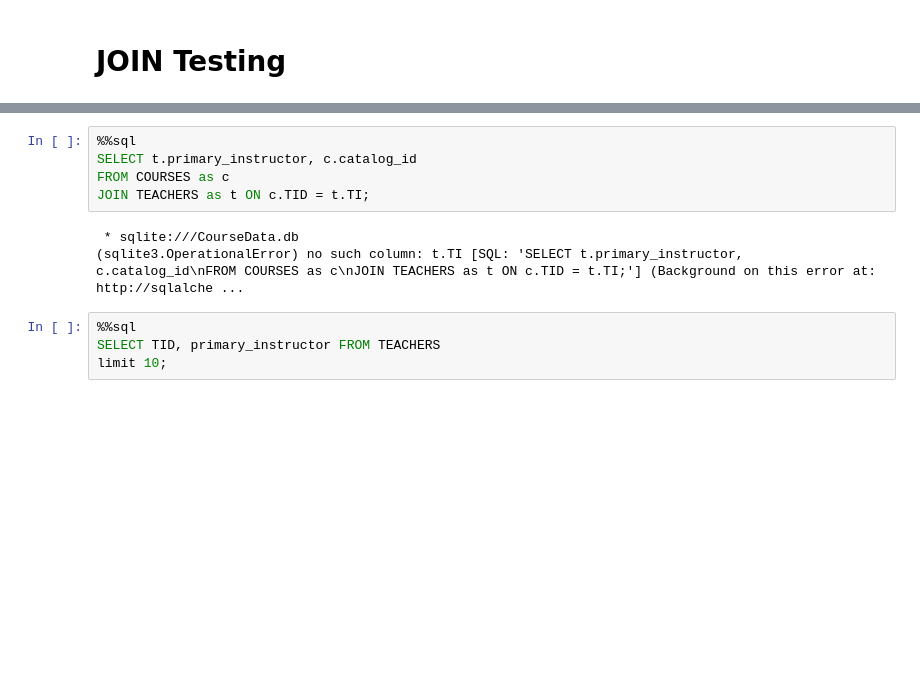
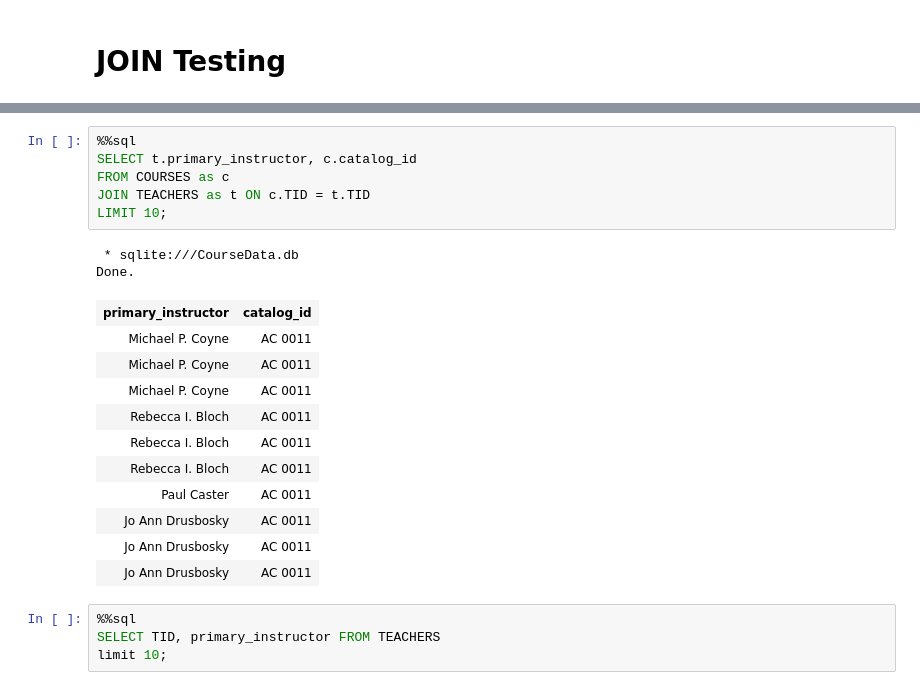
Before and after one commit to fairfield-university-ba-510-spring2019/final-project-the-wrecking-crew, a Jupyter notebook: ProjectR3-Tom-Copy1.ipynb, the cells around one changed output, grey strips where cells are left out. Cells and saved outputs as stored; diff of their text form; blank space fills up the shorter version.

```diff
--- a/ProjectR3-Tom-Copy1.ipynb
+++ b/ProjectR3-Tom-Copy1.ipynb
@@ -343,11 +367,23 @@ Done.
 # %%
 %%sql
 SELECT t.primary_instructor, c.catalog_id
 FROM COURSES as c
-JOIN TEACHERS as t ON c.TID = t.TI;
+JOIN TEACHERS as t ON c.TID = t.TID
+LIMIT 10;
 # %% [output]
  * sqlite:///CourseData.db
-(sqlite3.OperationalError) no such column: t.TI [SQL: 'SELECT t.primary_instructor, c.catalog_id\nFROM COURSES as c\nJOIN TEACHERS as t ON c.TID = t.TI;'] (Background on this error at: http://sqlalche ...
+Done.
+| primary_instructor | catalog_id |
+| Michael P. Coyne | AC 0011 |
+| Michael P. Coyne | AC 0011 |
+| Michael P. Coyne | AC 0011 |
+| Rebecca I. Bloch | AC 0011 |
+| Rebecca I. Bloch | AC 0011 |
+| Rebecca I. Bloch | AC 0011 |
+| Paul Caster | AC 0011 |
+| Jo Ann Drusbosky | AC 0011 |
+| Jo Ann Drusbosky | AC 0011 |
+| Jo Ann Drusbosky | AC 0011 |
 # %%
 %%sql
 SELECT TID, primary_instructor FROM TEACHERS
```
Also changed, not shown: parts of 11 cells of this notebook.
